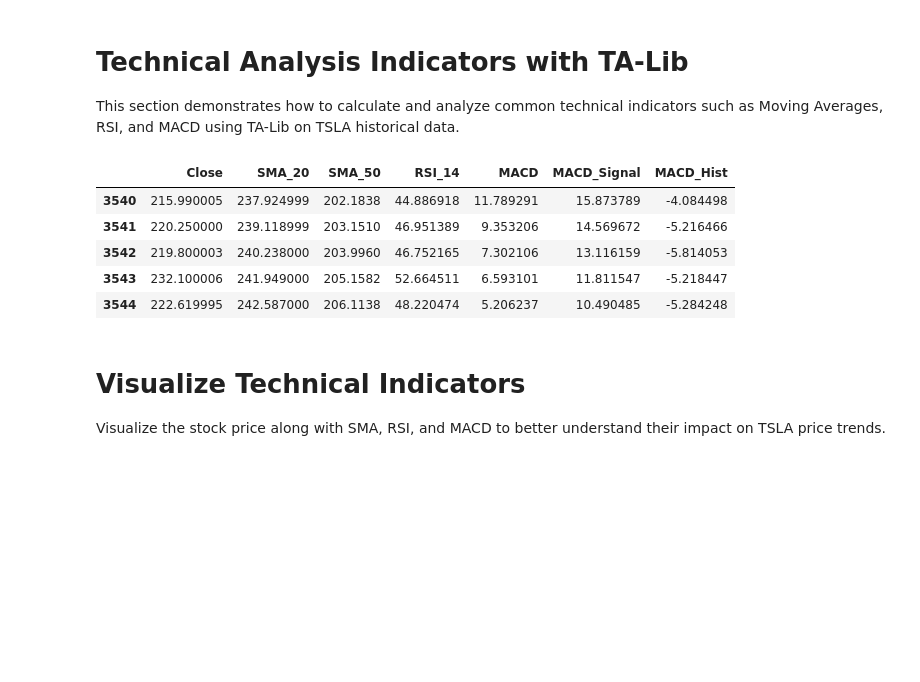
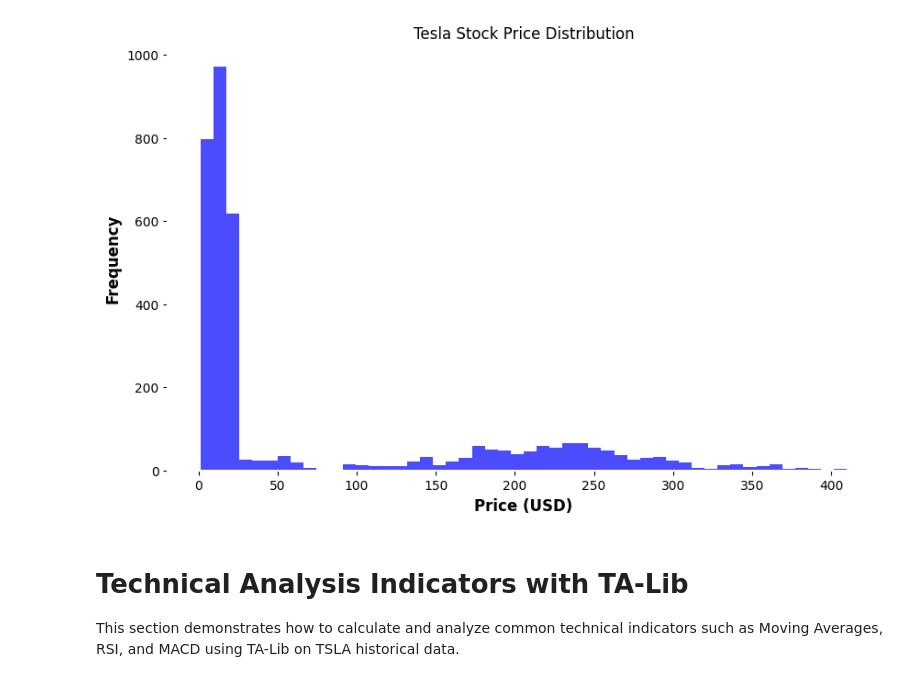
Before and after one commit to Melak12/Week-1-predicting-price-moves, a Jupyter notebook: notebooks/TSLA_eda.ipynb, the cells around one changed output. Drawn from its saved outputs; the diff is of its cells as text; code cells hidden in the pictures; blank space fills up the shorter version.

```diff
--- a/notebooks/TSLA_eda.ipynb
+++ b/notebooks/TSLA_eda.ipynb
@@ -18,30 +83,7 @@ columns_with_many_nulls = missing_values[missing_values > threshold].index.tolis
+# %%
+analyzer.visualize_stock_price_distribution()
+# %% [output]
+[figure, added]
 # %% [markdown]
 # Technical Analysis Indicators with TA-Lib
 This section demonstrates how to calculate and analyze common technical indicators such as Moving Averages, RSI, and MACD using TA-Lib on TSLA historical data.
-# %%
-import talib
-# Calculate 20-day and 50-day Simple Moving Averages (SMA)
-df['SMA_20'] = talib.SMA(df['Close'], timeperiod=20)
-df['SMA_50'] = talib.SMA(df['Close'], timeperiod=50)
-
-# Calculate Relative Strength Index (RSI)
-df['RSI_14'] = talib.RSI(df['Close'], timeperiod=14)
-
-# Calculate MACD (Moving Average Convergence Divergence)
-macd, macdsignal, macdhist = talib.MACD(df['Close'], fastperiod=12, slowperiod=26, signalperiod=9)
-df['MACD'] = macd
-df['MACD_Signal'] = macdsignal
-df['MACD_Hist'] = macdhist
-
-# Display the last few rows to show the new indicator columns
-df[['Close', 'SMA_20', 'SMA_50', 'RSI_14', 'MACD', 'MACD_Signal', 'MACD_Hist']].tail()
-# %% [output]
-|  | Close | SMA_20 | SMA_50 | RSI_14 | MACD | MACD_Signal | MACD_Hist |
-| 3540 | 215.990005 | 237.924999 | 202.1838 | 44.886918 | 11.789291 | 15.873789 | -4.084498 |
-| 3541 | 220.250000 | 239.118999 | 203.1510 | 46.951389 | 9.353206 | 14.569672 | -5.216466 |
-| 3542 | 219.800003 | 240.238000 | 203.9960 | 46.752165 | 7.302106 | 13.116159 | -5.814053 |
-| 3543 | 232.100006 | 241.949000 | 205.1582 | 52.664511 | 6.593101 | 11.811547 | -5.218447 |
-| 3544 | 222.619995 | 242.587000 | 206.1138 | 48.220474 | 5.206237 | 10.490485 | -5.284248 |
-# %% [markdown]
-# Visualize Technical Indicators
-Visualize the stock price along with SMA, RSI, and MACD to better understand their impact on TSLA price trends.
```
Also changed, not shown: parts of 12 cells of this notebook, 4 other files.
